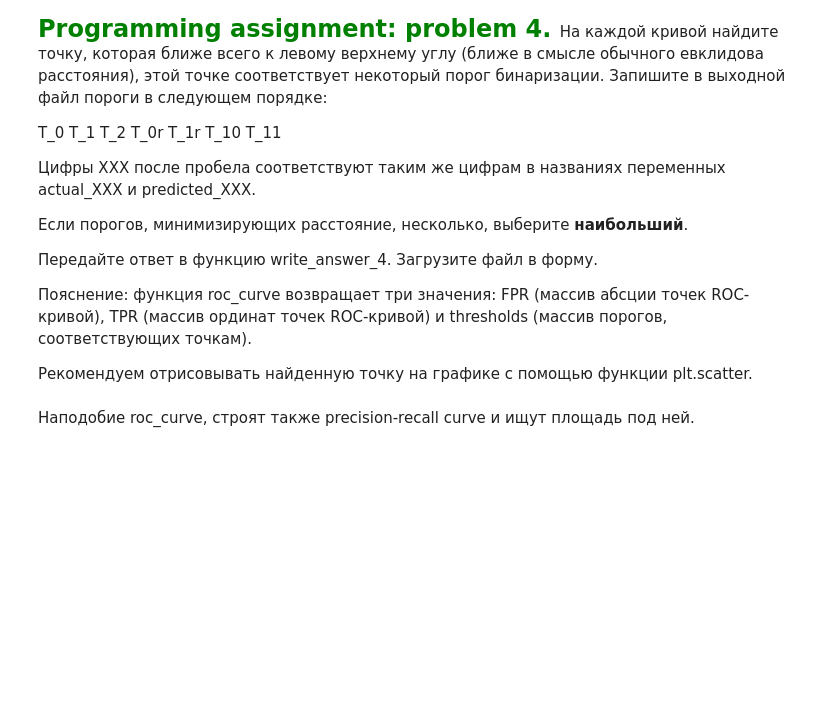
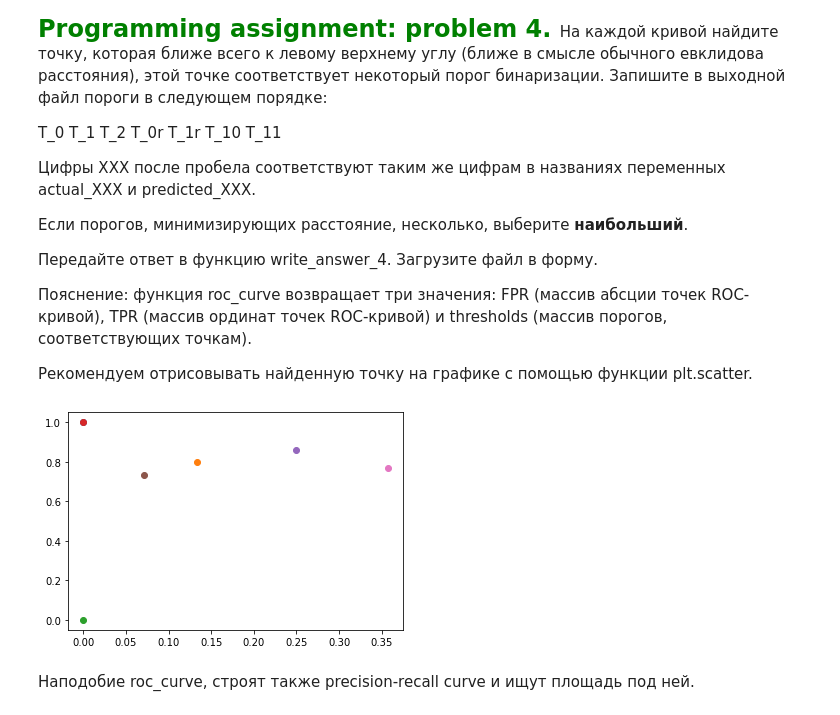
Before and after one commit to Alisa-Shabalina/yandex_ml_specialization, a Jupyter notebook: course_2/week_2/MetricsPA_Coursera.ipynb, the cells around one changed output. Drawn from its saved outputs; the diff is of its cells as text; code cells hidden in the pictures; blank space fills up the shorter version.

Commit message:
modified:   course_2/week_2/MetricsPA_Coursera.ipynb 	new file:   course_2/week_2/pa_metrics_problem3.txt 	new file:   course_2/week_2/pa_metrics_problem4.txt

```diff
--- a/course_2/week_2/MetricsPA_Coursera.ipynb
+++ b/course_2/week_2/MetricsPA_Coursera.ipynb
@@ -381 +395,9 @@ wll_0 wll_1 wll_2 wll_0r wll_1r wll_10 wll_11
+# %%
+############### Programming assignment: problem 3 ###############
+def weightedLogLoss(actual, predicted):
+    return -1/actual.size * (0.3*np.dot(actual, np.log(predicted)) + 0.7*np.dot(1 - actual, np.log(1 - predicted)))
+new_log_losses = []
+for actual, predicted in zip([actual_0, actual_1, actual_2, actual_0r, actual_1r, actual_10, actual_11],
+                             [predicted_0, predicted_1, predicted_2, predicted_0r, predicted_1r, predicted_10, predicted_11]):
+    new_log_losses.append(weightedLogLoss(actual, predicted))
 # %%
@@ -461 +485,15 @@ T_0 T_1 T_2 T_0r T_1r T_10 T_11
+# %%
+############### Programming assignment: problem 4 ###############
+up_left = np.array([0, 1])
+thresholds = []
+for actual, predicted in zip([actual_0, actual_1, actual_2, actual_0r, actual_1r, actual_10, actual_11],
+                             [predicted_0, predicted_1, predicted_2, predicted_0r, predicted_1r, predicted_10, predicted_11]):
+    fpr, tpr, thr = roc_curve(actual, predicted)
+    distanses = np.zeros(fpr.size)
+    for i in range(distanses.size):
+        distanses[i] = np.linalg.norm(up_left-np.array([fpr[i], tpr[i]]))
+    thresholds.append(thr[np.argmin(distanses)])
+    plt.scatter(fpr[np.argmin(distanses)], tpr[np.argmin(distanses)])
+# %% [output]
+[figure, added]
 # %%
```
Also changed, not shown: parts of 12 cells of this notebook, 2 other files.
